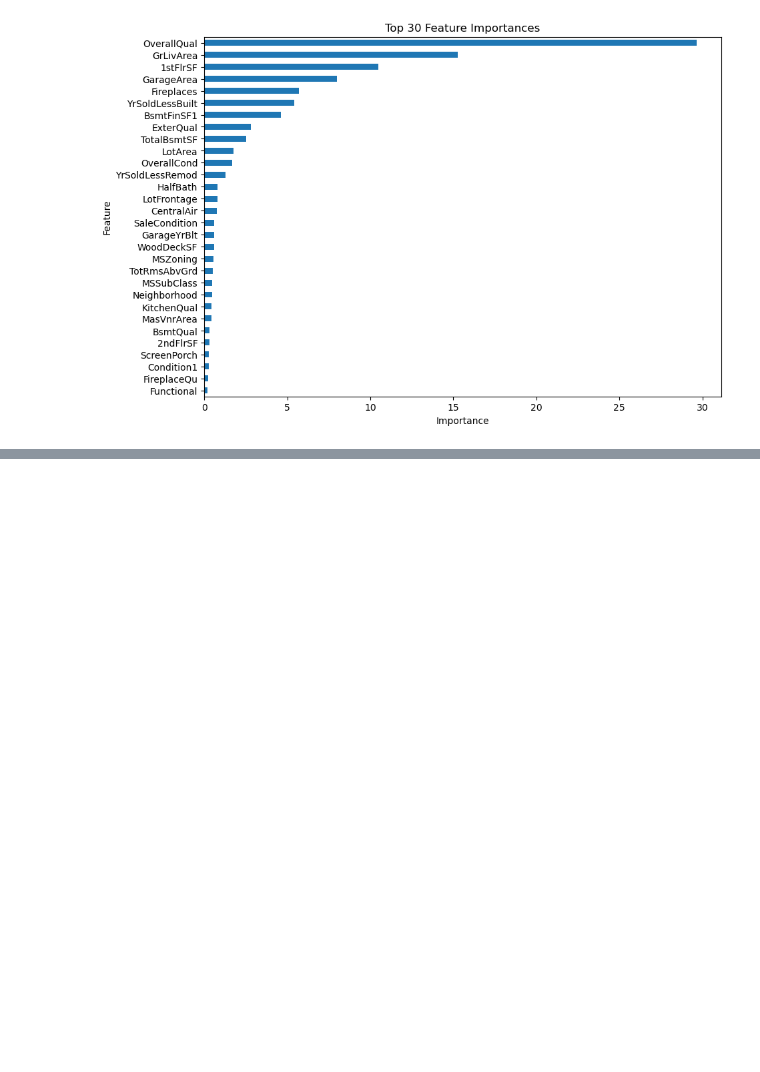
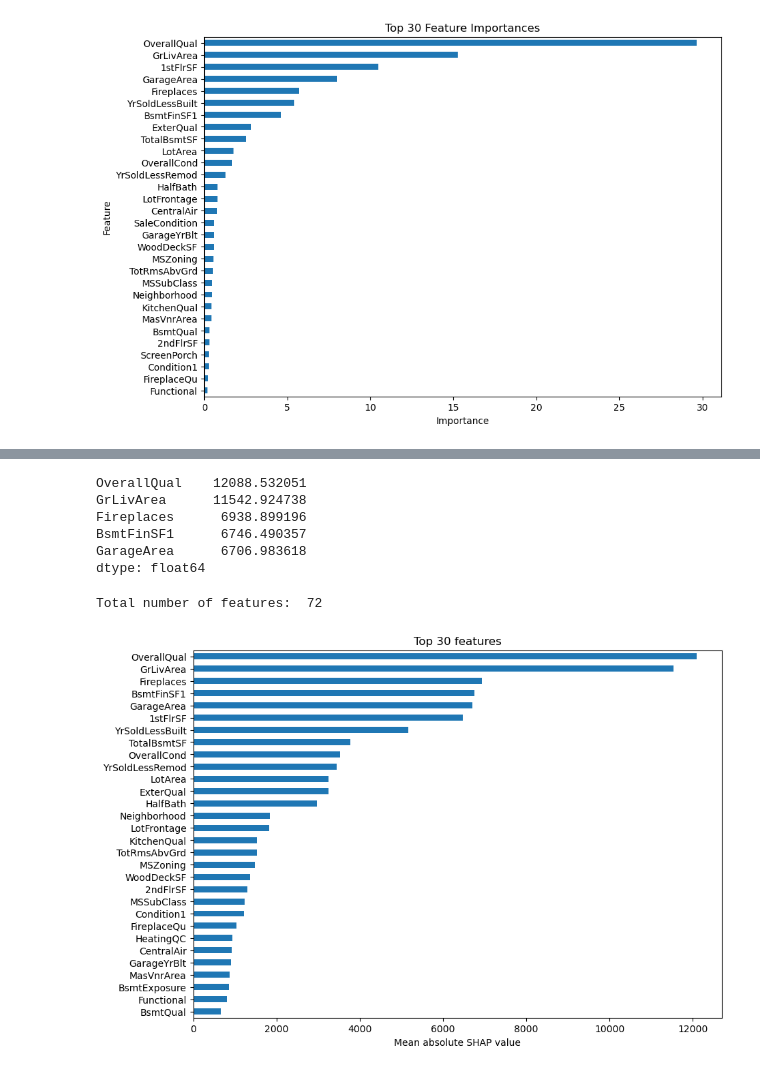
Before and after one commit to bassoonelephant/ames, a Jupyter notebook: ames-model-catb.ipynb, the cells around one changed output, grey strips where cells are left out. Cells and saved outputs as stored; diff of their text form; code cells hidden in the pictures; blank space fills up the shorter version.

Commit message:
Add Shapley values

```diff
--- a/ames-model-catb.ipynb
+++ b/ames-model-catb.ipynb
@@ -249,0 +253,8 @@ plt.show()
+# %%
+# Compute the SHAP values
+explainer = shap.TreeExplainer(cb_best)
+shap_values = explainer.shap_values(X_train)
+# %%
+# Summarize the SHAP values in a DataFrame
+shap_df = pd.DataFrame(shap_values, columns=X_train.columns)
+shap_df
@@ -249,0 +275,27 @@ plt.show()
+# %%
+# Get the mean absolute SHAP values for each fature
+mean_shap_values = np.abs(shap_df).mean().sort_values(ascending=False)
+# %%
+# Print the top 5 features
+print(mean_shap_values.head(5))
+# %% [output]
+OverallQual    12088.532051
+GrLivArea      11542.924738
+Fireplaces      6938.899196
+BsmtFinSF1      6746.490357
+GarageArea      6706.983618
+dtype: float64
+# %%
+# Print total number of features
+print("Total number of features: ", len(mean_shap_values))
+# %% [output]
+Total number of features:  72
+# %%
+# Plot the top 30 features
+mean_shap_values.head(30).plot(kind='barh', figsize=(10, 7))
+plt.xlabel('Mean absolute SHAP value')
+plt.title('Top 30 features')
+plt.gca().invert_yaxis()
+plt.show()
+# %% [output]
+[figure, added]
```
Also changed, not shown: parts of 3 cells of this notebook.
